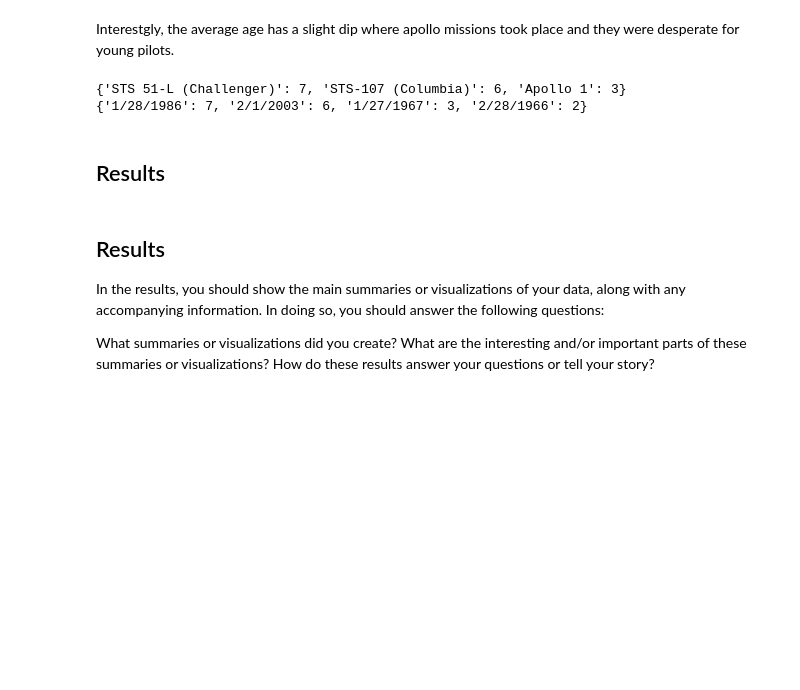
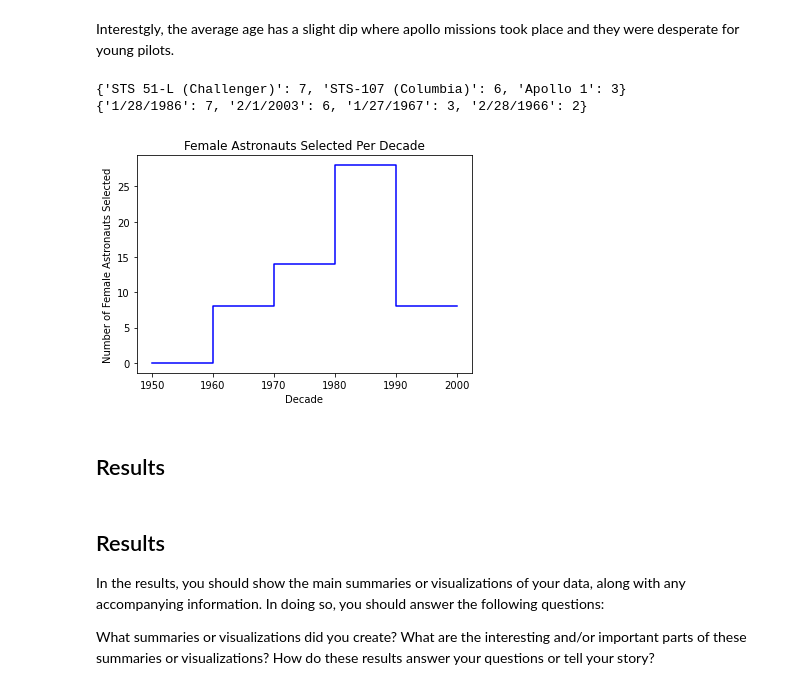
Before and after one commit to olincollege/Project1_Erhardt1, a Jupyter notebook: computationalessay.ipynb, the cells around one changed output. Cells and saved outputs as stored; diff of their text form; code cells hidden in the pictures; blank space fills up the shorter version.

Commit message:
Add new function & plot.

```diff
--- a/computationalessay.ipynb
+++ b/computationalessay.ipynb
@@ -147,6 +150,10 @@ print(f.tops(death_dates,4))
 # %% [output]
 {'STS 51-L (Challenger)': 7, 'STS-107 (Columbia)': 6, 'Apollo 1': 3}
 {'1/28/1986': 7, '2/1/2003': 6, '1/27/1967': 3, '2/28/1966': 2}
+# %%
+f.female_astronauts_decade(nasa_astronaut_dataset)
+# %% [output]
+[figure, added]
 # %% [markdown]
 ## Results
 # %% [markdown]
```
Also changed, not shown: parts of 1 cell of this notebook, 1 other file.
